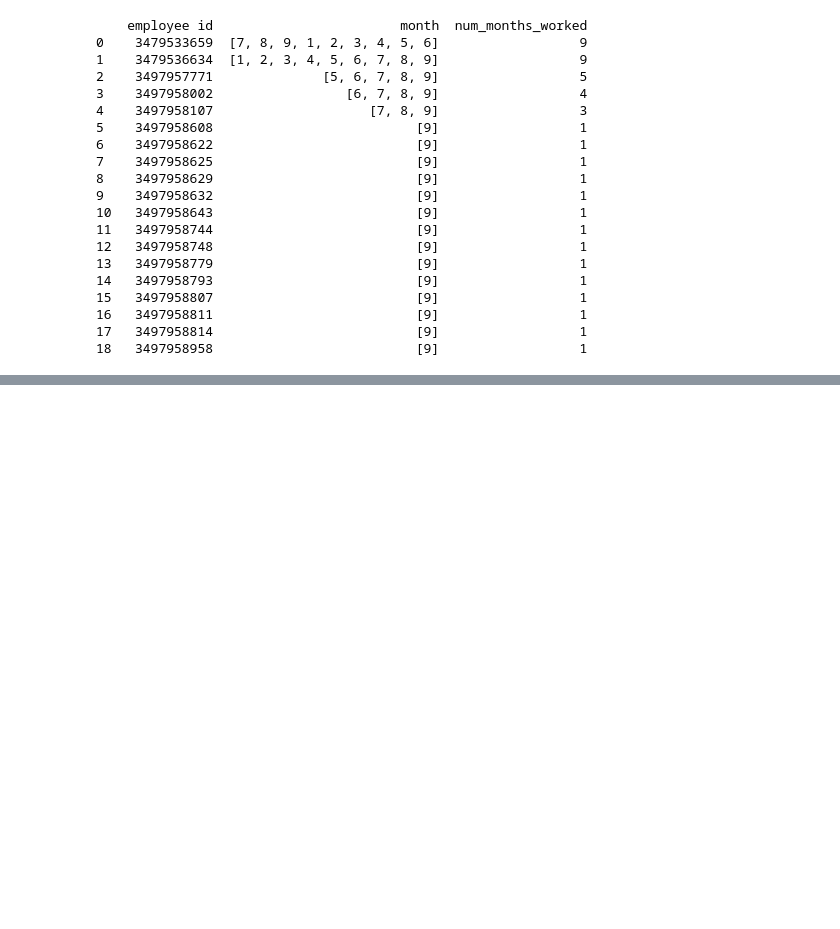
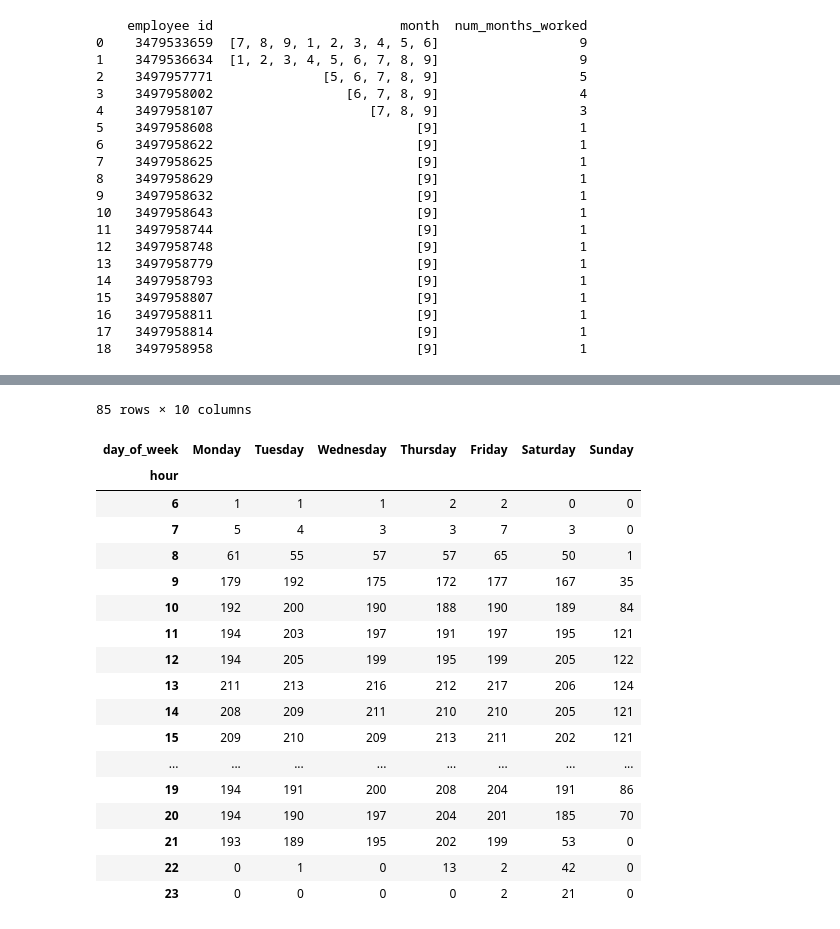
Before and after one commit to alkistissyt/PublicCoData, a Jupyter notebook: umemployeed.ipynb, the cells around one changed output, grey strips where cells are left out. Saved outputs shown, nothing was run; the diff lists cells and outputs as text; code cells hidden in the pictures; blank space fills up the shorter version.

```diff
--- a/umemployeed.ipynb
+++ b/umemployeed.ipynb
@@ -510,0 +489,18 @@ Passing `palette` without assigning `hue` is deprecated and will be removed in v
+# %%
+# Extract day of the week (Monday=0, Sunday=6)
+visitors_filtered["day_of_week"] = visitors_filtered["date"].dt.day_name()
+
+# Create pivot table: Rows = Hours, Columns = Day of the week
+pivot_table = visitors_filtered.pivot_table(
+    index="hour",
+    columns="day_of_week",
+    values="visitors",
+    aggfunc="sum",
+    fill_value=0
+)
+
+# Reorder columns to start from Monday
+ordered_days = ["Monday", "Tuesday", "Wednesday", "Thursday", "Friday", "Saturday", "Sunday"]
+pivot_table = pivot_table.reindex(columns=ordered_days)
+
+print(pivot_table)
@@ -510,0 +721,15 @@ Passing `palette` without assigning `hue` is deprecated and will be removed in v
+# %%
+filtered_optimized_schedule = optimized_schedule[
+    (optimized_schedule["start_datetime"].dt.month == 7) &
+    (optimized_schedule["store"] == 8741) &
+    (optimized_schedule["start_datetime"].dt.day.isin(range(1, 8)))
+]
+
+print(filtered_optimized_schedule)
+
+from IPython.display import display
+display(filtered_optimized_schedule)
+
+from IPython.display import display
+display(pivot_schedule)
+# %% [output]
@@ -510,0 +765,19 @@ Passing `palette` without assigning `hue` is deprecated and will be removed in v
+85 rows × 10 columns
+| day_of_week | Monday | Tuesday | Wednesday | Thursday | Friday | Saturday | Sunday |
+| hour |  |  |  |  |  |  |  |
+| 6 | 1 | 1 | 1 | 2 | 2 | 0 | 0 |
+| 7 | 5 | 4 | 3 | 3 | 7 | 3 | 0 |
+| 8 | 61 | 55 | 57 | 57 | 65 | 50 | 1 |
+| 9 | 179 | 192 | 175 | 172 | 177 | 167 | 35 |
+| 10 | 192 | 200 | 190 | 188 | 190 | 189 | 84 |
+| 11 | 194 | 203 | 197 | 191 | 197 | 195 | 121 |
+| 12 | 194 | 205 | 199 | 195 | 199 | 205 | 122 |
+| 13 | 211 | 213 | 216 | 212 | 217 | 206 | 124 |
+| 14 | 208 | 209 | 211 | 210 | 210 | 205 | 121 |
+| 15 | 209 | 210 | 209 | 213 | 211 | 202 | 121 |
+| ... | ... | ... | ... | ... | ... | ... | ... |
+| 19 | 194 | 191 | 200 | 208 | 204 | 191 | 86 |
+| 20 | 194 | 190 | 197 | 204 | 201 | 185 | 70 |
+| 21 | 193 | 189 | 195 | 202 | 199 | 53 | 0 |
+| 22 | 0 | 1 | 0 | 13 | 2 | 42 | 0 |
+| 23 | 0 | 0 | 0 | 0 | 2 | 21 | 0 |
```
Also changed, not shown: parts of 18 cells of this notebook.
